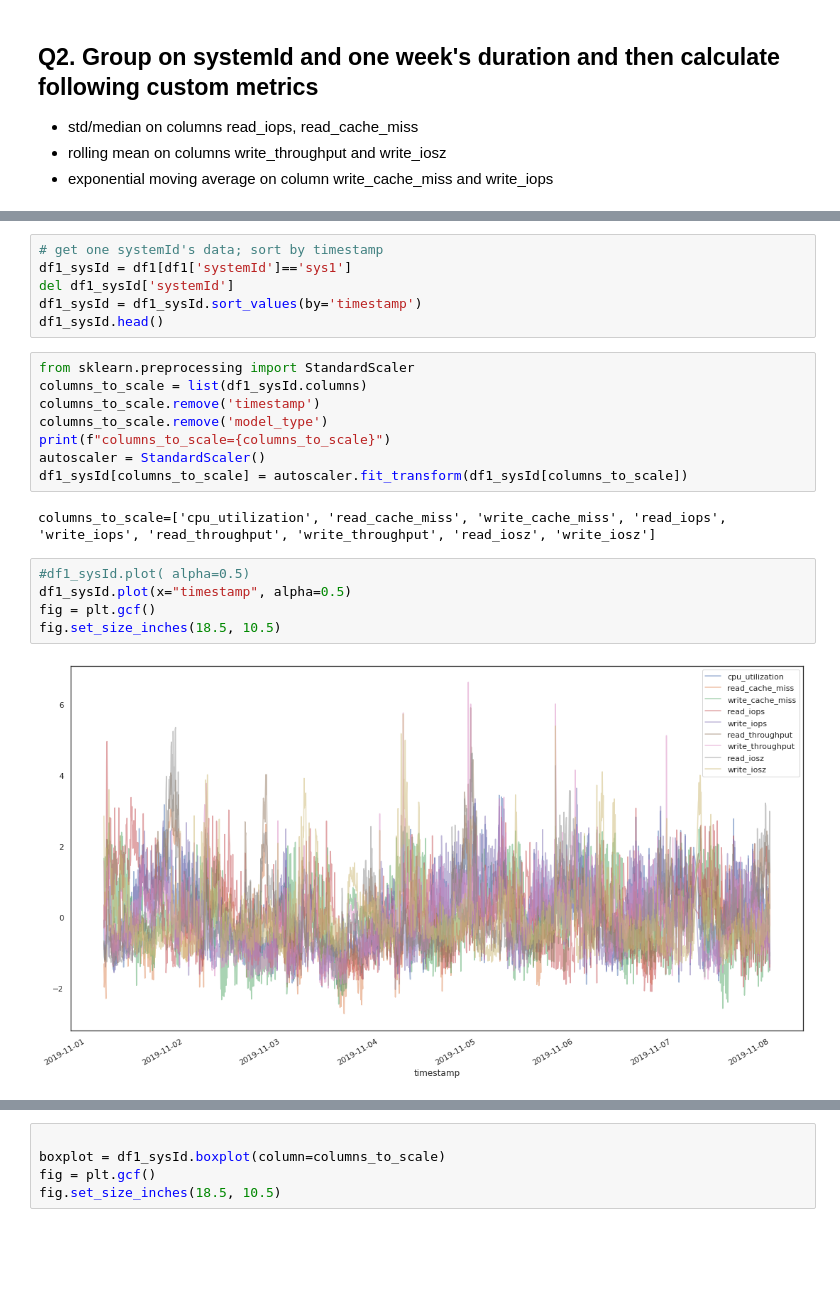
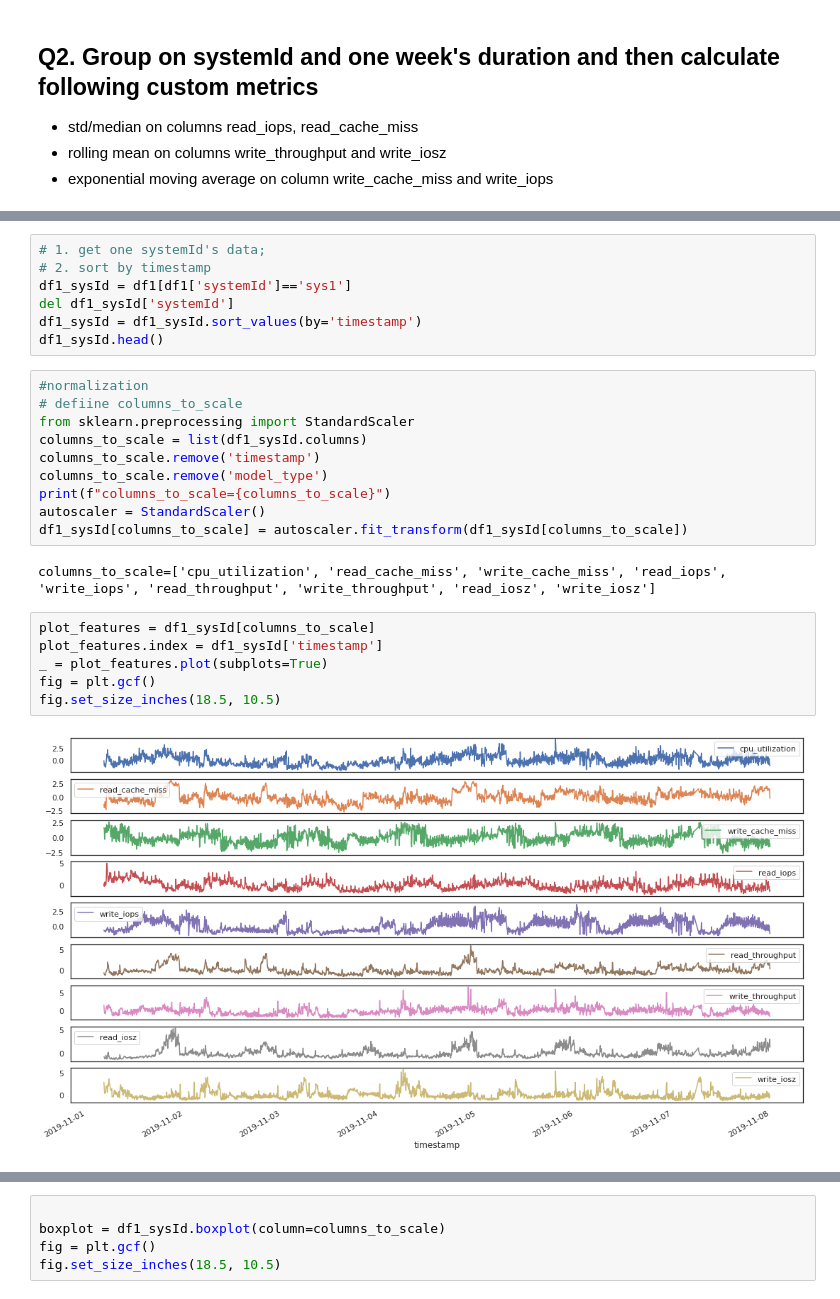
Before and after one commit to FrankGangWang/AppliedML_Python_Coursera, a Jupyter notebook: Copy_of_Copy_of_Interview_for_DataScience_2.ipynb, the cells around one changed output, grey strips where cells are left out. Saved outputs shown, nothing was run; the diff lists cells and outputs as text; blank space fills up the shorter version.

```diff
--- a/Copy_of_Copy_of_Interview_for_DataScience_2.ipynb
+++ b/Copy_of_Copy_of_Interview_for_DataScience_2.ipynb
@@ -118,12 +114,15 @@ print(f"t_start={t_start}, t_stop={t_stop}")
 print(f" time min={df1['timestamp'].min()}, \n time max={df1['timestamp'].max()}")
 print(f"df shape={df.shape}, df1 shape={df1.shape}")
 # %%
-# get one systemId's data; sort by timestamp
+# 1. get one systemId's data;
+# 2. sort by timestamp
 df1_sysId = df1[df1['systemId']=='sys1']
 del df1_sysId['systemId']
 df1_sysId = df1_sysId.sort_values(by='timestamp')
 df1_sysId.head()
 # %%
+#normalization
+# defiine columns_to_scale
 from sklearn.preprocessing import StandardScaler
 columns_to_scale = list(df1_sysId.columns)
 columns_to_scale.remove('timestamp')
@@ -134,9 +133,10 @@ df1_sysId[columns_to_scale] = autoscaler.fit_transform(df1_sysId[columns_to_scal
 # %% [output]
 columns_to_scale=['cpu_utilization', 'read_cache_miss', 'write_cache_miss', 'read_iops', 'write_iops', 'read_throughput', 'write_throughput', 'read_iosz', 'write_iosz']
 # %%
-#df1_sysId.plot( alpha=0.5)
-df1_sysId.plot(x="timestamp", alpha=0.5)
+plot_features = df1_sysId[columns_to_scale]
+plot_features.index = df1_sysId['timestamp']
+_ = plot_features.plot(subplots=True)
 fig = plt.gcf()
 fig.set_size_inches(18.5, 10.5)
 # %% [output]
-[figure, old version]
+[figure, new version]
```
Also changed, not shown: parts of 16 cells of this notebook.
